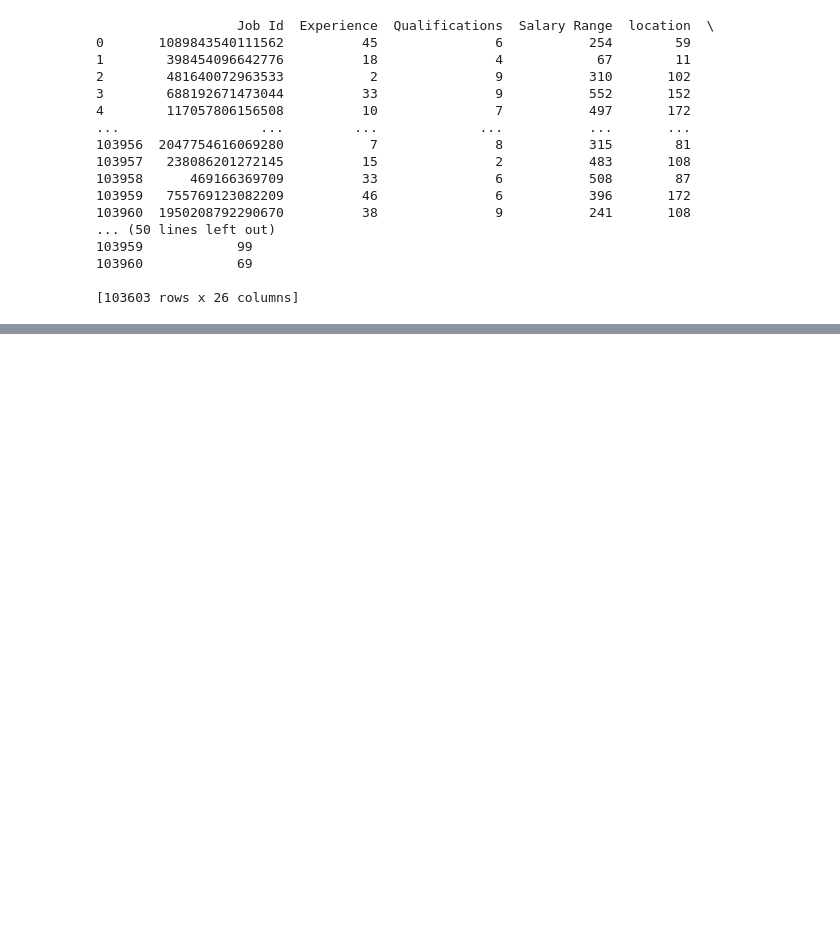
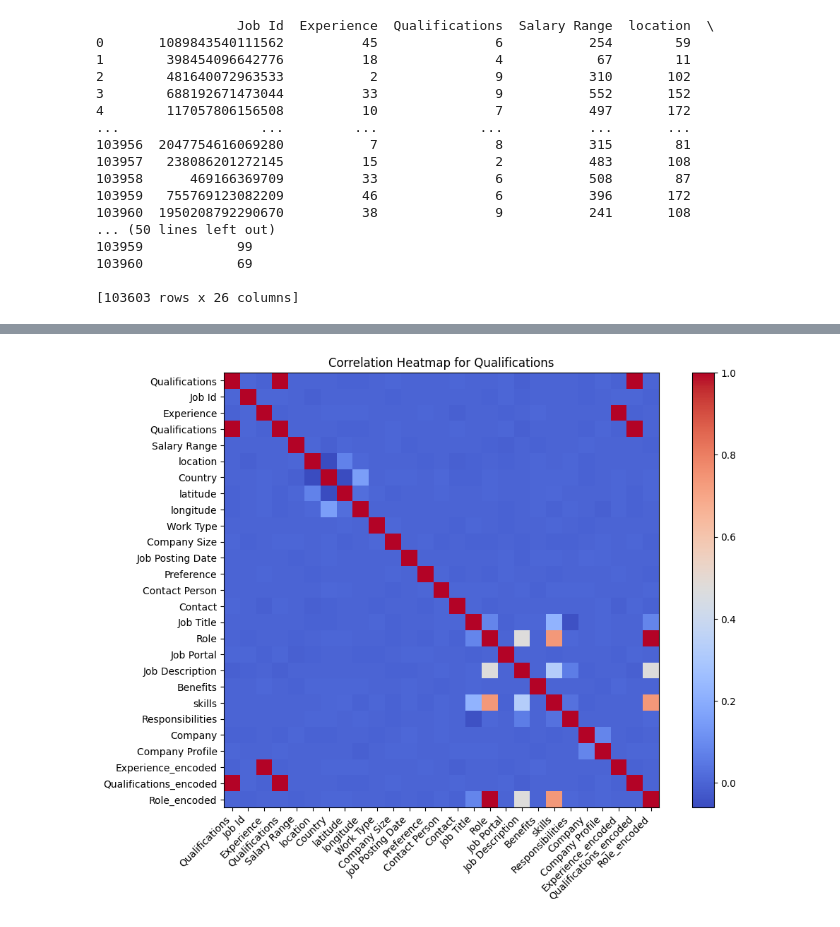
Before and after one commit to musiur/preprocess_salary_dataset, a Jupyter notebook: data-cleaning-salary-prediction.ipynb, the cells around one changed output, grey strips where cells are left out. Cells and saved outputs as stored; diff of their text form; code cells hidden in the pictures; blank space fills up the shorter version.

```diff
--- a/data-cleaning-salary-prediction.ipynb
+++ b/data-cleaning-salary-prediction.ipynb
@@ -355,0 +403,22 @@ print(df)
+# %%
+# prompt: find co relation for Qualifications and make heatmap using pyplot
+
+# Assuming 'Qualifications' is a column in your DataFrame 'df'
+# and you want to find the correlation between 'Qualifications' and other numerical features.
+
+# Select the numerical features you want to analyze the correlation with 'Qualifications'
+numerical_features = df.select_dtypes(include=['number']).columns
+
+# Calculate the correlation matrix for 'Qualifications' and other numerical features
+correlation_matrix = df[['Qualifications'] + list(numerical_features)].corr()
+
+# Create a heatmap using matplotlib.pyplot
+plt.figure(figsize=(12, 8))
+plt.imshow(correlation_matrix, cmap='coolwarm', interpolation='nearest')
+plt.colorbar()
+plt.xticks(range(len(correlation_matrix.columns)), correlation_matrix.columns, rotation=45, ha='right')
+plt.yticks(range(len(correlation_matrix.columns)), correlation_matrix.columns)
+plt.title('Correlation Heatmap for Qualifications')
+plt.show()
+# %% [output]
+[figure, added]
```
Also changed, not shown: parts of 5 cells of this notebook.
